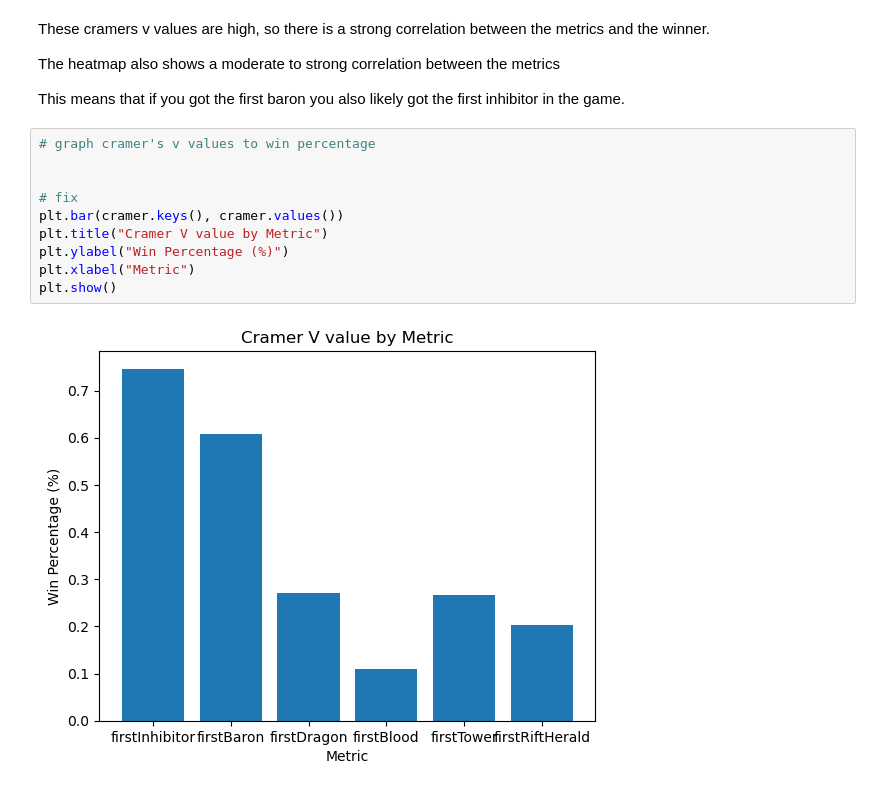
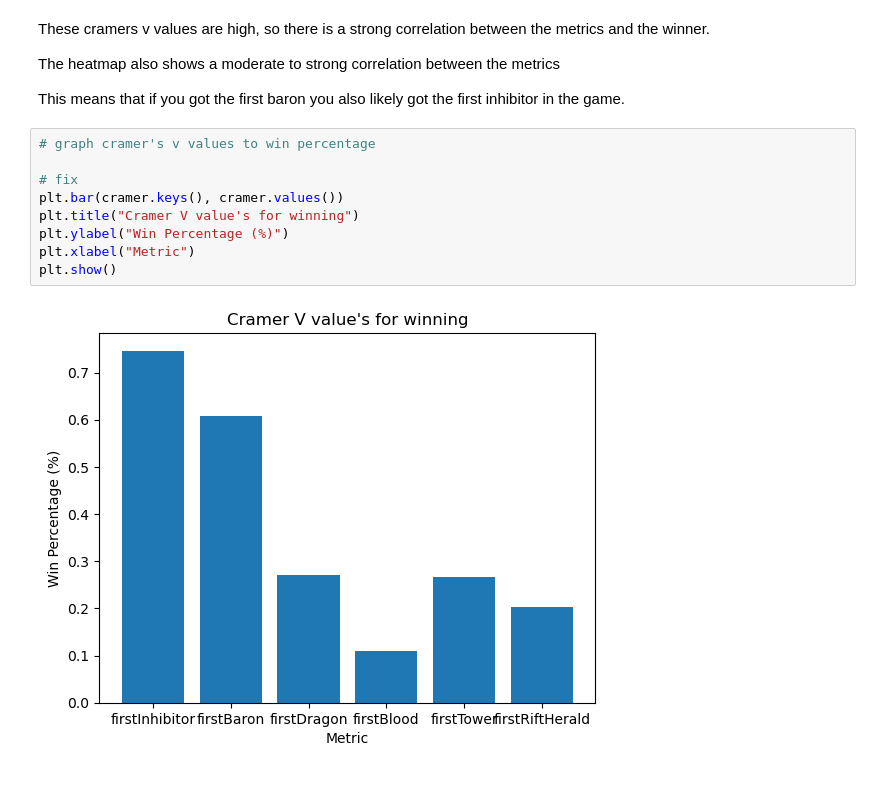
Before and after one commit to cheider/LeagueofLegends-RankedGame-Analysis, a Jupyter notebook: main.ipynb, the cells around one changed output. Saved outputs shown, nothing was run; the diff lists cells and outputs as text.

```diff
--- a/main.ipynb
+++ b/main.ipynb
@@ -610,12 +610,11 @@ This means that if you got the first baron you also likely got the first inhibit
 # %%
 # graph cramer's v values to win percentage
 
-
 # fix
 plt.bar(cramer.keys(), cramer.values())
-plt.title("Cramer V value by Metric")
+plt.title("Cramer V value's for winning")
 plt.ylabel("Win Percentage (%)")
 plt.xlabel("Metric")
 plt.show()
 # %% [output]
-[figure, old version]
+[figure, new version]
```
Also changed, not shown: parts of 2 cells of this notebook, 2 other files.
